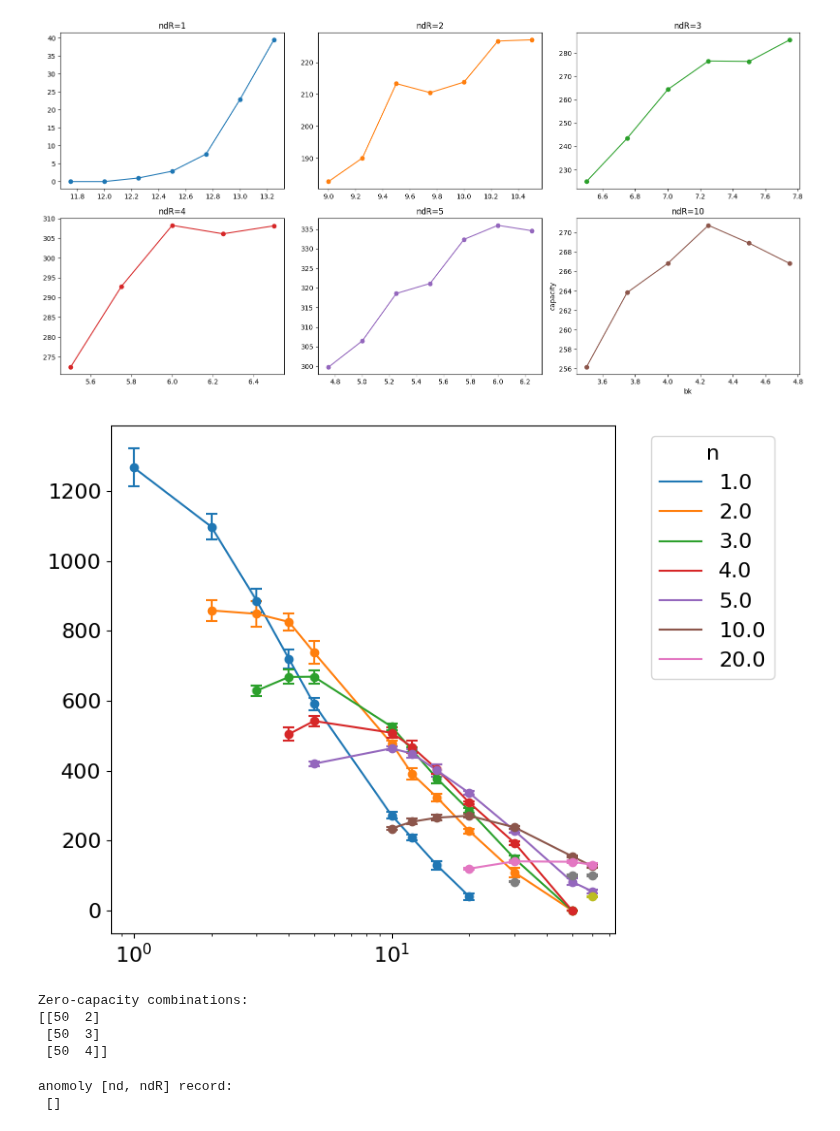
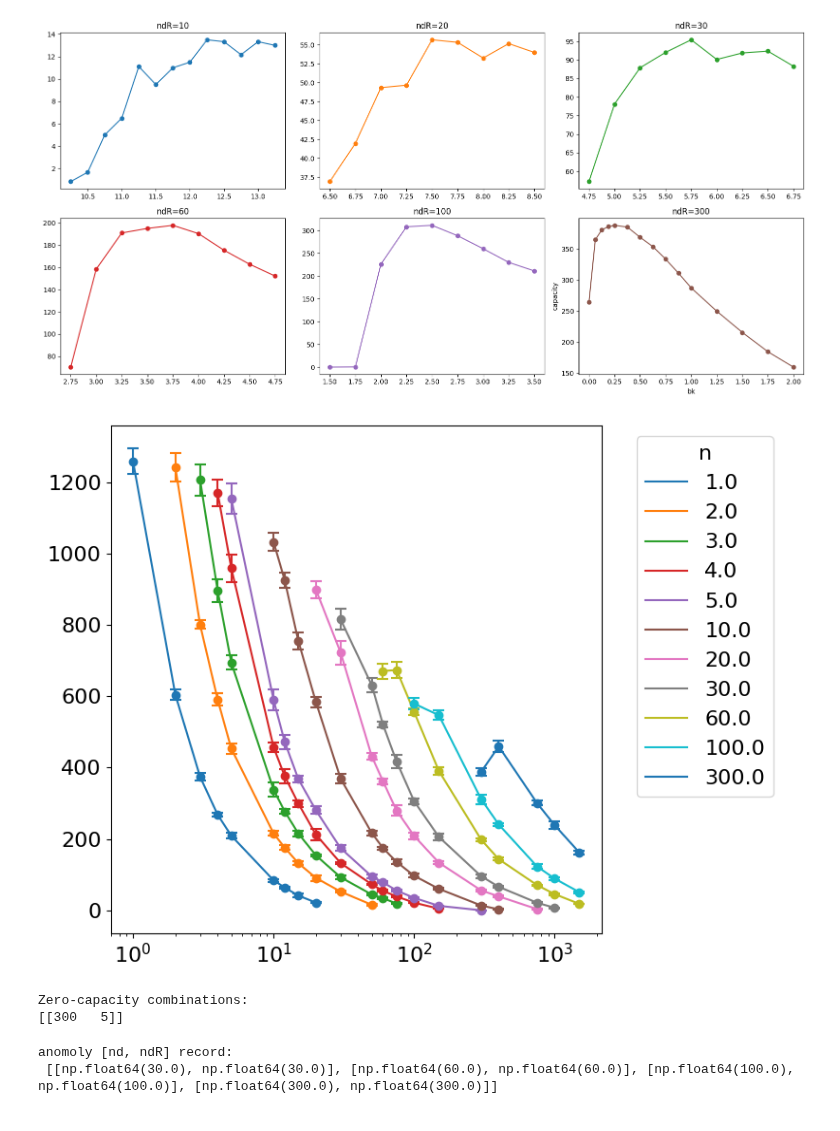
Before and after one commit to Cai-Fangxu/dendrite_familiarity_detection, a Jupyter notebook: b_bk_grid_search/process_df_noNonlinearity.ipynb, the cells around one changed output. Cells and saved outputs as stored; diff of their text form; code cells hidden in the pictures.

```diff
--- a/b_bk_grid_search/process_df_noNonlinearity.ipynb
+++ b/b_bk_grid_search/process_df_noNonlinearity.ipynb
@@ -25,10 +25,10 @@ max_df[max_df['nd']==1]
 
 max_df.to_csv("../tmp_data/plot_data/max_points_df.csv", index=False)
 # %%
-nd_plot = 20
+nd_plot = 300
 fig, ax = plt.subplots(2, 3, figsize=(16, 8))
 
-for ndR_idx, ndR in enumerate([1, 2, 3, 4, 5, 10]):
+for ndR_idx, ndR in enumerate([10, 20, 30, 60, 100, 300]):
     try:
         ax_i = ndR_idx//3
         ax_j = ndR_idx%3
@@ -52,7 +52,7 @@ plt.ylabel('capacity')
 plt.tight_layout()
 plt.show()
 # %% [output]
-[figure, old version]
+[figure, new version]
 # %%
 # Create the plot
 plt.figure(figsize=(8, 6))
@@ -77,9 +77,8 @@ for ndR_idx, ndR_value in enumerate(max_df['ndR'].unique()):
     max_nd = subset['nd'].max()
     nd_plot_list = np.linspace(ndR_value, max_nd, int(max_nd-ndR_value))
     try:
-        spline = smooth_spline(np.log(subset['nd'].to_numpy()), subset['capacity'].to_numpy())
-        fitted_capacity = spline(np.log(nd_plot_list))
-
+        # spline = smooth_spline(np.log(subset['nd'].to_numpy()), subset['capacity'].to_numpy())
+        # fitted_capacity = spline(np.log(nd_plot_list))
         # plt.plot(nd_plot_list, fitted_capacity, label=f"{ndR_value}", c=f"C{ndR_idx}") # Smoothed line
         plt.plot(subset['nd'], subset['capacity'], label=f"{ndR_value}", c=f"C{ndR_idx}") # Original points line
     except: pass
@@ -97,34 +96,34 @@ for ndR_idx, ndR_value in enumerate(max_df['ndR'].unique()):
 
     # plt.errorbar(
     #     x=subset['nd'],
     #     y=subset['capacity'],
     #     yerr=subset['sem'],
     #     fmt='-o',
     #     capsize=4,
     #     capthick=1.5,
     #     elinewidth=1.5,
     #     c=f"C{ndR_idx}"
     # )
 
 
 # Set x-axis to log scale
 plt.xscale('log')
 
 plt.xticks(fontsize=16)
 plt.yticks(fontsize=16)
 
 # Add labels and title
 # plt.xlabel('Nd')
 # plt.ylabel('Capacity')
 
 # Move legend outside the plot
 plt.legend(bbox_to_anchor=(1.05, 1), loc='upper left', title='n', fontsize=16, title_fontsize=16)
 
 # plt.savefig("capacity_vs_nd_rho1.svg", bbox_inches='tight')
 
 plt.tight_layout()
 # %% [output]
-[figure, old version]
+[figure, new version]
 # %%
 # check if any (nd, ndR) group have all-zero capacities
 
@@ -141,9 +140,7 @@ print("Zero-capacity combinations:")
 print(nd_n_zero_combinations)
 # %% [output]
 Zero-capacity combinations:
-[[50  2]
- [50  3]
- [50  4]]
+[[300   5]]
 # %%
 # Check (b, bk) grid alignment
 tolerance = 1e-5  # Tolerance for grid alignment checks
@@ -184,7 +181,7 @@ for (nd, ndR), group in df.groupby(['nd', 'ndR']):
 print("anomoly [nd, ndR] record: \n", anomaly_records)
 # %% [output]
 anomoly [nd, ndR] record:
- []
+ [[np.float64(30.0), np.float64(30.0)], [np.float64(60.0), np.float64(60.0)], [np.float64(100.0), np.float64(100.0)], [np.float64(300.0), np.float64(300.0)]]
 # %%
 # Grid search validation for bk, make sure the the top n largest grid points are not on the edge of the grid.
 # NOTICE THAT THE RESULTS MIGHT HAVE REPETITION.
```
Also changed, not shown: parts of 6 cells of this notebook, 8 other files.
